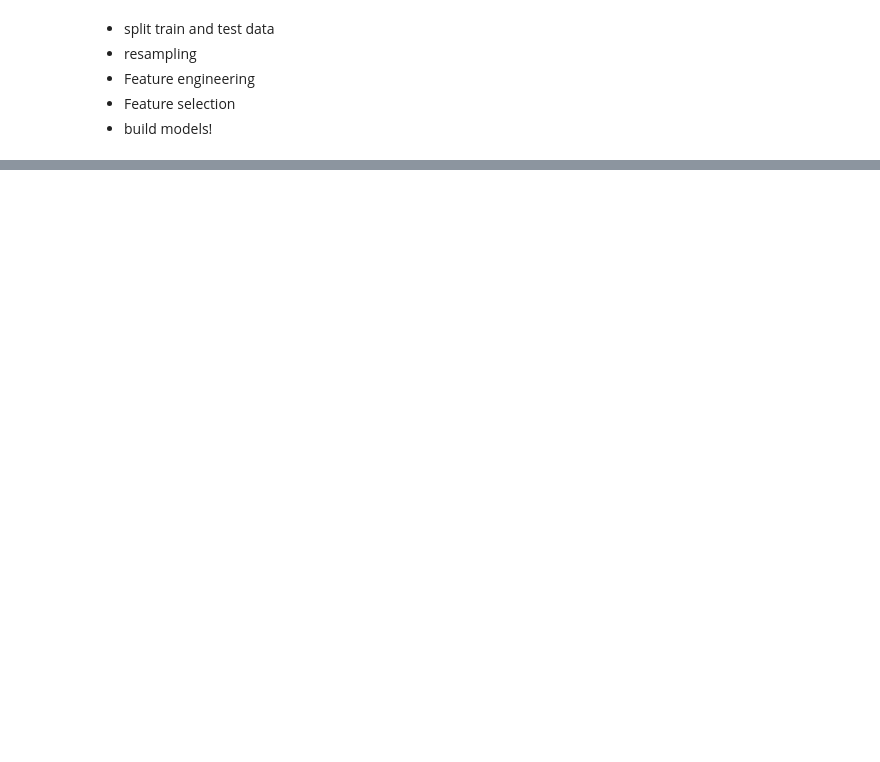
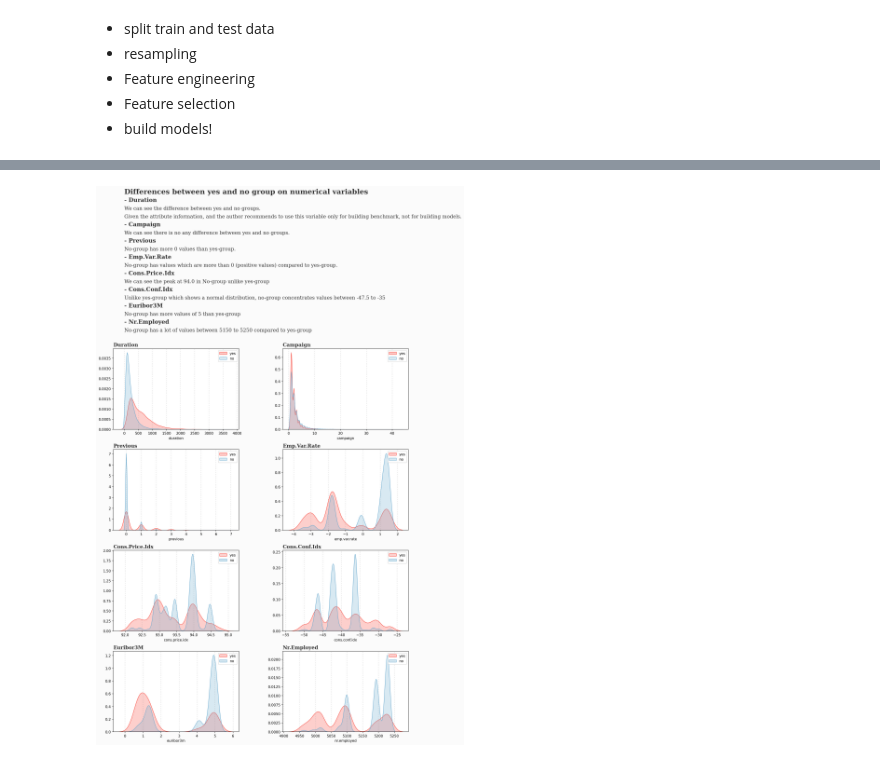
Before and after one commit to zoeyejiseoung/BankMarketing, a Jupyter notebook: Bank_Marketing_EDA.ipynb, the cells around one changed output, grey strips where cells are left out. Cells and saved outputs as stored; diff of their text form; code cells hidden in the pictures; blank space fills up the shorter version.

```diff
--- a/Bank_Marketing_EDA.ipynb
+++ b/Bank_Marketing_EDA.ipynb
@@ -346,0 +366,4 @@ data.drop('pdays', axis=1, inplace=True)
+# %%
+# remove age and pdays from num_vars
+num_vars.remove('age')
+num_vars.remove('pdays')
@@ -415,0 +457,7 @@ NameError: name 'test' is not defined
+# %%
+# create two groups of yes and no
+group_yes = data[data[target]=='yes']
+group_no = data[data[target]=='no']
+
+print("group_yes' data shape: {}".format(group_yes.shape))
+print("group_no's data shape: {}".format(group_no.shape))
@@ -415,0 +467,82 @@ NameError: name 'test' is not defined
+# %%
+background_color = '#fbfbfb'
+
+fig = plt.figure(figsize=(15,20), dpi=150)
+fig.patch.set_facecolor(background_color) # set up background color
+gs = fig.add_gridspec(4, 2)
+gs.update(wspace=0.35, hspace=0.25)
+
+# axes as a list
+axes = [fig.add_subplot(gs[0,0]),
+       fig.add_subplot(gs[0,1]),
+       fig.add_subplot(gs[1,0]),
+       fig.add_subplot(gs[1,1]),
+       fig.add_subplot(gs[2,0]),
+       fig.add_subplot(gs[2,1]),
+       fig.add_subplot(gs[3,0]),
+       fig.add_subplot(gs[3,1])]
+
+def HistPlots(df, variable, ax):
+    """ Function to create histogram for numerical variables"""
+
+    # create histograms
+    sns.kdeplot(group_yes[variable], ax=ax, color='#FA4035', shade=True, label='yes')
+    sns.kdeplot(group_no[variable], ax=ax, color='#67a9cf', shade=True, label='no')
+    ax.grid(which='major', color='gray', linestyle=':', axis='x', zorder=0, dashes=(1,5))
+    ax.set_title(f'{variable}'.title(), fontsize=14, fontweight='bold',
+                fontfamily='serif', color='#323232', loc='left')
+    ax.legend(loc=1)
+    ax.set_ylabel('')
+
+
+for ax, variable in zip(axes, num_vars):
+    HistPlots(data, variable, ax)
+
+
+# Add observations
+axes[0].text(0.005, 0.0116, 'Differences between yes and no group on numerical variables',
+            fontsize=20, fontweight='bold', fontfamily='serif', color='#323232')
+
+axes[0].text(0.8, 0.0112, '- Duration',
+            fontsize=16, fontweight='bold', fontfamily='serif', color='#323232')
+axes[0].text(0.8, 0.0108, 'We can see the difference between yes and no groups.',
+            fontsize=14, fontweight='light', fontfamily='serif', color='#323232')
+axes[0].text(0.8, 0.0104, 'Given the attribute information, and the author recommends to use this variable only for building benchmark, not for building models.',
+            fontsize=14, fontweight='light', fontfamily='serif', color='#323232')
+
+axes[0].text(0.8, 0.0100, '- Campaign',
+            fontsize=16, fontweight='bold', fontfamily='serif', color='#323232')
+axes[0].text(0.8, 0.0096, 'We can see there is no any difference between yes and no groups.',
+            fontsize=14, fontweight='light', fontfamily='serif', color='#323232')
+
+axes[0].text(0.8, 0.0092, '- Previous',
+            fontsize=16, fontweight='bold', fontfamily='serif', color='#323232')
+axes[0].text(0.8, 0.0088, 'No-group has more 0 values than yes-group.',
+            fontsize=14, fontweight='light', fontfamily='serif', color='#323232')
+
+axes[0].text(0.8, 0.0084, '- Emp.Var.Rate',
+            fontsize=16, fontweight='bold', fontfamily='serif', color='#323232')
+axes[0].text(0.8, 0.0080, 'No-group has values which are more than 0 (positive values) compared to yes-group.',
+            fontsize=14, fontweight='light', fontfamily='serif', color='#323232')
+
+axes[0].text(0.8, 0.0076, '- Cons.Price.Idx',
+            fontsize=16, fontweight='bold', fontfamily='serif', color='#323232')
+axes[0].text(0.8, 0.0072, 'We can see the peak at 94.0 in No-group unlike yes-group',
+            fontsize=14, fontweight='light', fontfamily='serif', color='#323232')
+
+axes[0].text(0.8, 0.0068, '- Cons.Conf.Idx',
+            fontsize=16, fontweight='bold', fontfamily='serif', color='#323232')
+axes[0].text(0.8, 0.0064, 'Unlike yes-group which shows a normal distribution, no-group concentrates values between -47.5 to -35',
+            fontsize=14, fontweight='light', fontfamily='serif', color='#323232')
+
+axes[0].text(0.8, 0.0060, '- Euribor3M',
+            fontsize=16, fontweight='bold', fontfamily='serif', color='#323232')
+axes[0].text(0.8, 0.0056, 'No-group has more values of 5 than yes-group',
+            fontsize=14, fontweight='light', fontfamily='serif', color='#323232')
+
+axes[0].text(0.8, 0.0052, '- Nr.Employed',
+            fontsize=16, fontweight='bold', fontfamily='serif', color='#323232')
+axes[0].text(0.8, 0.0048, 'No-group has a lot of values between 5150 to 5250 compared to yes-group',
+            fontsize=14, fontweight='light', fontfamily='serif', color='#323232');
+# %% [output]
+[figure, added]
```
Also changed, not shown: parts of 37 cells of this notebook.
